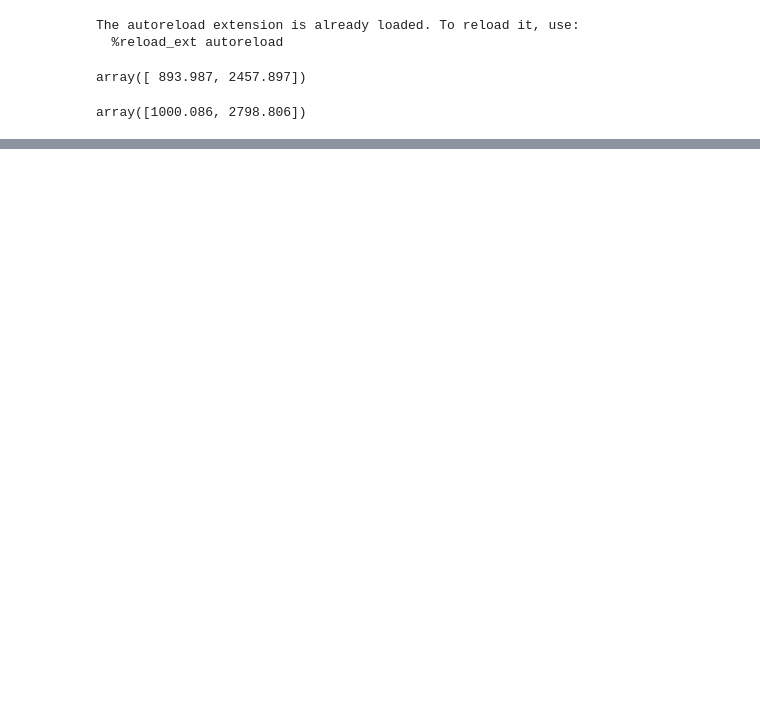
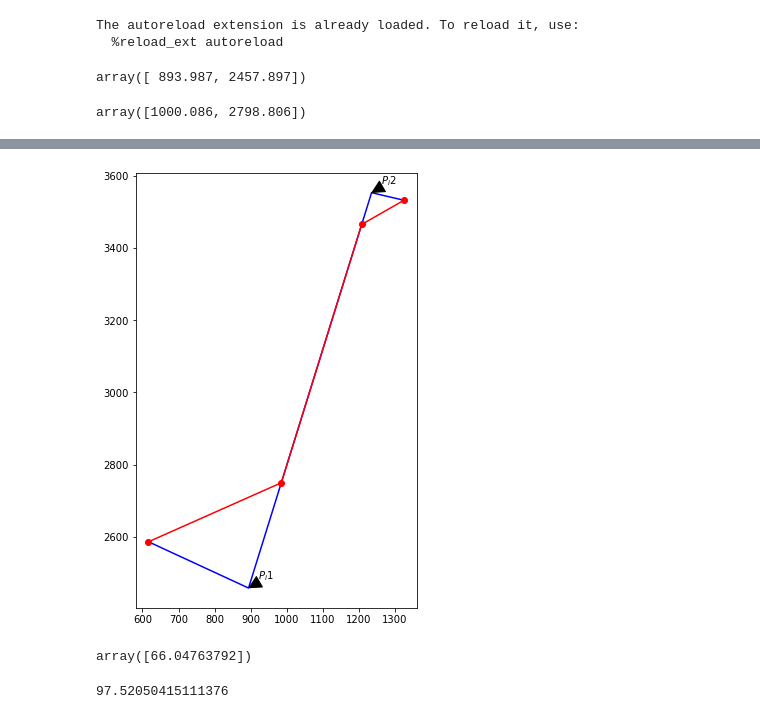
Before and after one commit to GreatestTrain/examen_parcial_caminos, a Jupyter notebook: paso2.ipynb, the cells around one changed output, grey strips where cells are left out. Cells and saved outputs as stored; diff of their text form; code cells hidden in the pictures; blank space fills up the shorter version.

```diff
--- a/paso2.ipynb
+++ b/paso2.ipynb
@@ -168,0 +137,28 @@ array([[ 999967.81418422, 2563877.81418422],
+# %%
+coor_2 = coor_p_to_p(pi1, length=st_1, azimut=az_between_2(pi1,pi2))
+# %%
+coor_3 = coor_p_to_p(coor_2, length=D_final, azimut=az_between_2(pi1,pi2))
+# %%
+coor_4 = coor_p_to_p(pi2, length=st_2, azimut=np.pi - rumbo)
+# %%
+fig, ax = plt.subplots(figsize=(8,8))
+coordinates = np.stack((coor_1, pi1, pi2, coor_4), axis=1)
+ax.set_aspect(1)
+ax.plot(*coordinates, c="blue")
+cc = np.stack((coor_1, coor_2, coor_3, coor_4), axis=1)
+ax.plot(*cc, "o-", c="red")
+ax.annotate('$P_i 1$', xy=pi1, xytext=pi1+25,
+            arrowprops=dict(facecolor='black', shrink=0.05))
+ax.annotate('$P_i 2$', xy=pi2, xytext=pi2+25,
+            arrowprops=dict(facecolor='black', shrink=0.05))
+plt.show()
+# %% [output]
+[figure, added]
+# %%
+np.rad2deg(az_between_2(coor_1,coor_2))
+# %% [output]
+array([66.04763792])
+# %%
+np.rad2deg(radios_angulos_1[0,1])
+# %% [output]
+97.52050415111376
```
Also changed, not shown: parts of 45 cells of this notebook, 1 other file.
